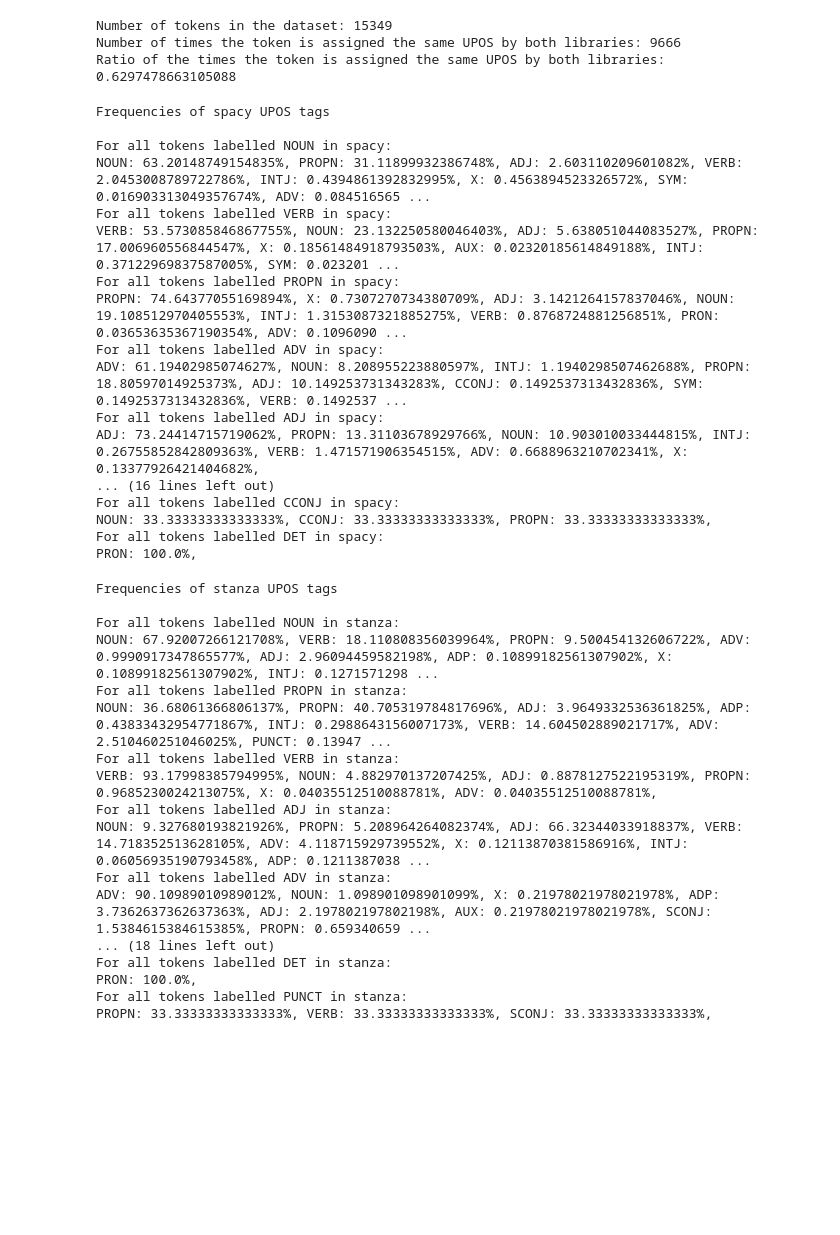
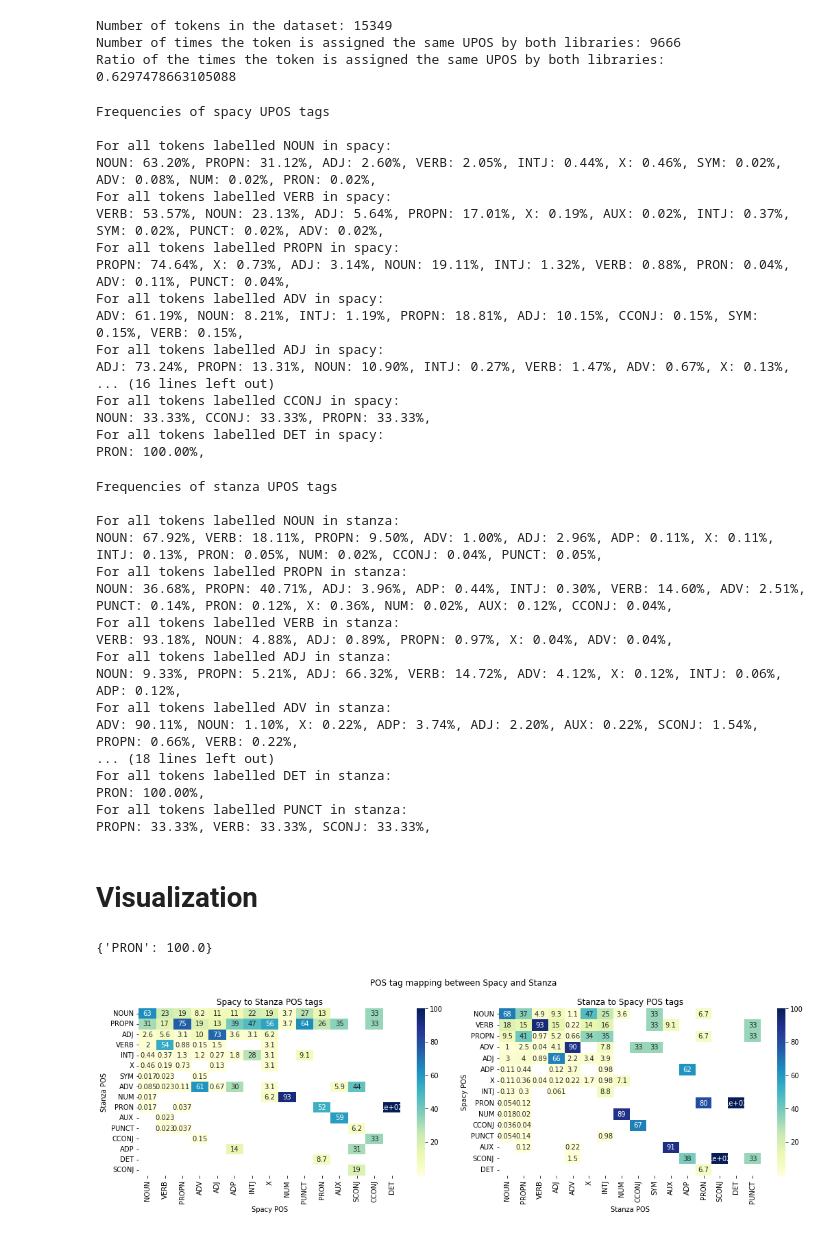
Before and after one commit to AnnaTokareff/data-science-project, a Jupyter notebook: part_2_pos_tagging.ipynb, the cells around one changed output. Saved outputs shown, nothing was run; the diff lists cells and outputs as text; code cells hidden in the pictures; blank space fills up the shorter version.

Commit message:
Add visualization to pos tagging

```diff
--- a/part_2_pos_tagging.ipynb
+++ b/part_2_pos_tagging.ipynb
@@ -74,53 +72,83 @@ def frequency_mapping(lib, upos_list):
         other_lib = 'spacy'
 
     print(f"Frequencies of {lib} UPOS tags")
+    mapping = {}
     for tag in upos_list:
         print(f"\nFor all tokens labelled {tag} in {lib}:")
+
+        mapping[tag] = {}
         sub_df = df_pos[df_pos[f'{lib}_pos'] == tag]
         other_lib_tag_list = df_pos[df_pos[f'{lib}_pos'] == tag][f'{other_lib}_pos'].unique()
 
-        mapping = {}
         for other_tag in other_lib_tag_list:
-            mapping[other_tag] = len(sub_df[sub_df[f'{other_lib}_pos'] == other_tag]) / len(sub_df) * 100
-        for key, value in mapping.items():
-            print(f"{key}: {value}%", end=", ")
+            mapping[tag][other_tag] = len(sub_df[sub_df[f'{other_lib}_pos'] == other_tag]) / len(sub_df) * 100
+        for key, value in mapping[tag].items():
+            print(f"{key}: {value:.2f}%", end=", ")
+
+    return mapping
 # %%
-frequency_mapping('spacy', upos_spacy)
+mapping_spacy = frequency_mapping('spacy', upos_spacy)
 # %% [output]
 Frequencies of spacy UPOS tags
 
 For all tokens labelled NOUN in spacy:
-NOUN: 63.20148749154835%, PROPN: 31.11899932386748%, ADJ: 2.603110209601082%, VERB: 2.0453008789722786%, INTJ: 0.4394861392832995%, X: 0.4563894523326572%, SYM: 0.016903313049357674%, ADV: 0.084516565 ...
+NOUN: 63.20%, PROPN: 31.12%, ADJ: 2.60%, VERB: 2.05%, INTJ: 0.44%, X: 0.46%, SYM: 0.02%, ADV: 0.08%, NUM: 0.02%, PRON: 0.02%,
 For all tokens labelled VERB in spacy:
-VERB: 53.573085846867755%, NOUN: 23.132250580046403%, ADJ: 5.638051044083527%, PROPN: 17.006960556844547%, X: 0.18561484918793503%, AUX: 0.02320185614849188%, INTJ: 0.37122969837587005%, SYM: 0.023201 ...
+VERB: 53.57%, NOUN: 23.13%, ADJ: 5.64%, PROPN: 17.01%, X: 0.19%, AUX: 0.02%, INTJ: 0.37%, SYM: 0.02%, PUNCT: 0.02%, ADV: 0.02%,
 For all tokens labelled PROPN in spacy:
-PROPN: 74.64377055169894%, X: 0.7307270734380709%, ADJ: 3.1421264157837046%, NOUN: 19.108512970405553%, INTJ: 1.3153087321885275%, VERB: 0.8768724881256851%, PRON: 0.03653635367190354%, ADV: 0.1096090 ...
+PROPN: 74.64%, X: 0.73%, ADJ: 3.14%, NOUN: 19.11%, INTJ: 1.32%, VERB: 0.88%, PRON: 0.04%, ADV: 0.11%, PUNCT: 0.04%,
 For all tokens labelled ADV in spacy:
-ADV: 61.19402985074627%, NOUN: 8.208955223880597%, INTJ: 1.1940298507462688%, PROPN: 18.80597014925373%, ADJ: 10.149253731343283%, CCONJ: 0.1492537313432836%, SYM: 0.1492537313432836%, VERB: 0.1492537 ...
+ADV: 61.19%, NOUN: 8.21%, INTJ: 1.19%, PROPN: 18.81%, ADJ: 10.15%, CCONJ: 0.15%, SYM: 0.15%, VERB: 0.15%,
 For all tokens labelled ADJ in spacy:
-ADJ: 73.24414715719062%, PROPN: 13.31103678929766%, NOUN: 10.903010033444815%, INTJ: 0.26755852842809363%, VERB: 1.471571906354515%, ADV: 0.6688963210702341%, X: 0.13377926421404682%,
+ADJ: 73.24%, PROPN: 13.31%, NOUN: 10.90%, INTJ: 0.27%, VERB: 1.47%, ADV: 0.67%, X: 0.13%,
 ... (16 lines left out)
 For all tokens labelled CCONJ in spacy:
-NOUN: 33.33333333333333%, CCONJ: 33.33333333333333%, PROPN: 33.33333333333333%,
+NOUN: 33.33%, CCONJ: 33.33%, PROPN: 33.33%,
 For all tokens labelled DET in spacy:
-PRON: 100.0%,
+PRON: 100.00%,
 # %%
-frequency_mapping('stanza', upos_stanza)
+mapping_stanza = frequency_mapping('stanza', upos_stanza)
 # %% [output]
 Frequencies of stanza UPOS tags
 
 For all tokens labelled NOUN in stanza:
-NOUN: 67.92007266121708%, VERB: 18.110808356039964%, PROPN: 9.500454132606722%, ADV: 0.9990917347865577%, ADJ: 2.96094459582198%, ADP: 0.10899182561307902%, X: 0.10899182561307902%, INTJ: 0.1271571298 ...
+NOUN: 67.92%, VERB: 18.11%, PROPN: 9.50%, ADV: 1.00%, ADJ: 2.96%, ADP: 0.11%, X: 0.11%, INTJ: 0.13%, PRON: 0.05%, NUM: 0.02%, CCONJ: 0.04%, PUNCT: 0.05%,
 For all tokens labelled PROPN in stanza:
-NOUN: 36.68061366806137%, PROPN: 40.705319784817696%, ADJ: 3.9649332536361825%, ADP: 0.43833432954771867%, INTJ: 0.2988643156007173%, VERB: 14.604502889021717%, ADV: 2.510460251046025%, PUNCT: 0.13947 ...
+NOUN: 36.68%, PROPN: 40.71%, ADJ: 3.96%, ADP: 0.44%, INTJ: 0.30%, VERB: 14.60%, ADV: 2.51%, PUNCT: 0.14%, PRON: 0.12%, X: 0.36%, NUM: 0.02%, AUX: 0.12%, CCONJ: 0.04%,
 For all tokens labelled VERB in stanza:
-VERB: 93.17998385794995%, NOUN: 4.882970137207425%, ADJ: 0.8878127522195319%, PROPN: 0.9685230024213075%, X: 0.04035512510088781%, ADV: 0.04035512510088781%,
+VERB: 93.18%, NOUN: 4.88%, ADJ: 0.89%, PROPN: 0.97%, X: 0.04%, ADV: 0.04%,
 For all tokens labelled ADJ in stanza:
-NOUN: 9.327680193821926%, PROPN: 5.208964264082374%, ADJ: 66.32344033918837%, VERB: 14.718352513628105%, ADV: 4.118715929739552%, X: 0.12113870381586916%, INTJ: 0.06056935190793458%, ADP: 0.1211387038 ...
+NOUN: 9.33%, PROPN: 5.21%, ADJ: 66.32%, VERB: 14.72%, ADV: 4.12%, X: 0.12%, INTJ: 0.06%, ADP: 0.12%,
 For all tokens labelled ADV in stanza:
-ADV: 90.10989010989012%, NOUN: 1.098901098901099%, X: 0.21978021978021978%, ADP: 3.7362637362637363%, ADJ: 2.197802197802198%, AUX: 0.21978021978021978%, SCONJ: 1.5384615384615385%, PROPN: 0.659340659 ...
+ADV: 90.11%, NOUN: 1.10%, X: 0.22%, ADP: 3.74%, ADJ: 2.20%, AUX: 0.22%, SCONJ: 1.54%, PROPN: 0.66%, VERB: 0.22%,
 ... (18 lines left out)
 For all tokens labelled DET in stanza:
-PRON: 100.0%,
+PRON: 100.00%,
 For all tokens labelled PUNCT in stanza:
-PROPN: 33.33333333333333%, VERB: 33.33333333333333%, SCONJ: 33.33333333333333%,
+PROPN: 33.33%, VERB: 33.33%, SCONJ: 33.33%,
+# %% [markdown]
+# Visualization
+# %%
+spacy2stanza = pd.DataFrame(mapping_spacy)
+stanza2spacy = pd.DataFrame(mapping_stanza)
+# %%
+mapping_spacy['DET']
+# %% [output]
+{'PRON': 100.0}
+# %%
+fig, ax = plt.subplots(1, 2, figsize=(15, 5))
+fig.suptitle('POS tag mapping between Spacy and Stanza')
+sns.heatmap(spacy2stanza, annot=True, cmap='YlGnBu', ax=ax[0])
+ax[0].set_title('Spacy to Stanza POS tags')
+ax[0].set_xlabel('Spacy POS')
+ax[0].set_ylabel('Stanza POS')
+
+sns.heatmap(stanza2spacy, annot=True, cmap='YlGnBu', ax=ax[1])
+ax[1].set_title('Stanza to Spacy POS tags')
+ax[1].set_xlabel('Stanza POS')
+ax[1].set_ylabel('Spacy POS')
+
+plt.tight_layout()
+plt.show()
+# %% [output]
+[figure, added]
```
Also changed, not shown: parts of 1 cell of this notebook.
